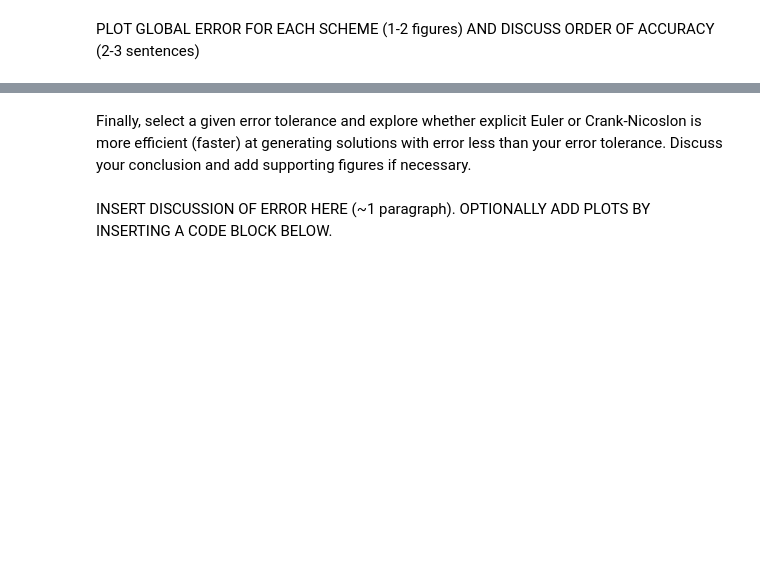
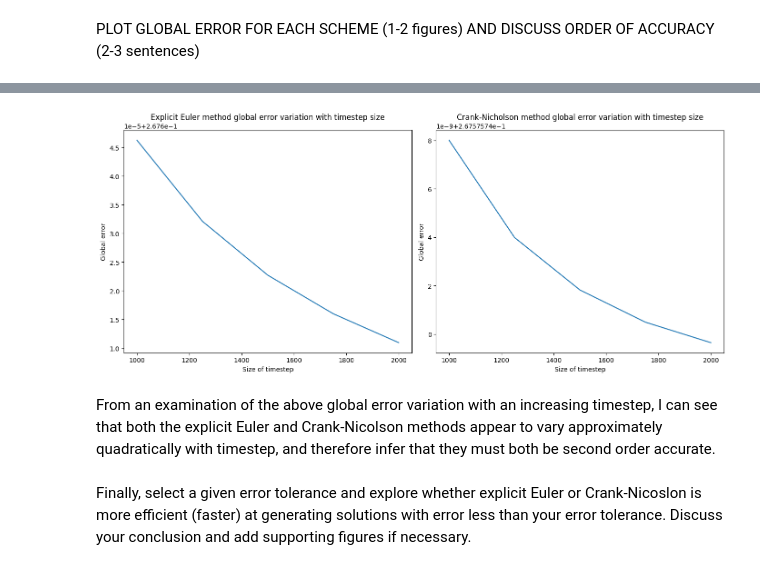
Before and after one commit to Phonk509/QCES, a Jupyter notebook: Project1_numerical_methods.ipynb, the cells around one changed output, grey strips where cells are left out. Cells and saved outputs as stored; diff of their text form; code cells hidden in the pictures; blank space fills up the shorter version.

```diff
--- a/Project1_numerical_methods.ipynb
+++ b/Project1_numerical_methods.ipynb
@@ -251,0 +360,72 @@ PLOT GLOBAL ERROR FOR EACH SCHEME (1-2 figures) AND DISCUSS ORDER OF ACCURACY (2
+# %%
+# Add code to plot error here
+
+# Size of the physical domain
+x_start = -1
+x_end = 1
+Nx = 100
+x = np.linspace(x_start, x_end, Nx)  # Create a vector for x
+
+# Timestepping parameters
+t_start = 0  # start time (note that this is not the same time used to evaluate the exact solution to set the ICs)
+t_end = 10  # end time
+Nt = [1000,1250,1500,1750,2000]  # number of timesteps
+
+t_1 = np.linspace(t_start, t_end, Nt[0])  # Create a vector of times
+t_2 = np.linspace(t_start, t_end, Nt[1])  # Create a vector of times
+t_3 = np.linspace(t_start, t_end, Nt[2])  # Create a vector of times
+t_4 = np.linspace(t_start, t_end, Nt[3])  # Create a vector of times
+t_5 = np.linspace(t_start, t_end, Nt[4])  # Create a vector of times
+
+c_EE_1 = EE(x, t_1, kappa) # explicit Euler
+c_CN_1 = CN(x, t_1, kappa) # Crank-Nicolson
+
+c_EE_2 = EE(x, t_2, kappa) # explicit Euler
+c_CN_2 = CN(x, t_2, kappa) # Crank-Nicolson
+
+c_EE_3 = EE(x, t_3, kappa) # explicit Euler
+c_CN_3 = CN(x, t_3, kappa) # Crank-Nicolson
+
+c_EE_4 = EE(x, t_4, kappa) # explicit Euler
+c_CN_4 = CN(x, t_4, kappa) # Crank-Nicolson
+
+c_EE_5 = EE(x, t_5, kappa) # explicit Euler
+c_CN_5 = CN(x, t_5, kappa) # Crank-Nicolson
+
+def exact_sol(x):
+    return np.sqrt(1/(4*np.pi*kappa*10)) * np.exp((-x**2)/(4*kappa*10))
+
+exact_soln = []
+
+for i in x:
+    exact_soln.append(exact_sol(i))
+
+index = 49
+
+globl_error_EE = [exact_soln[index]-c_EE_1.T[-1][index],exact_soln[index]-c_EE_2.T[-1][index],exact_soln[index]-c_EE_3.T[-1][index],exact_soln[index]-c_EE_4.T[-1][index],exact_soln[index]-c_EE_5.T[-1][index]]
+globl_error_CN = [exact_soln[index]-c_CN_1.T[-1][index],exact_soln[index]-c_CN_2.T[-1][index],exact_soln[index]-c_CN_3.T[-1][index],exact_soln[index]-c_CN_4.T[-1][index],exact_soln[index]-c_CN_5.T[-1][index]]
+
+globl_error_sum_EE = [sum(exact_soln-c_EE_1.T[-1]),sum(exact_soln-c_EE_2.T[-1]),sum(exact_soln-c_EE_3.T[-1]),sum(exact_soln-c_EE_4.T[-1]),sum(exact_soln-c_EE_5.T[-1])]
+globl_error_sum_CN = [sum(exact_soln-c_CN_1.T[-1]),sum(exact_soln-c_CN_2.T[-1]),sum(exact_soln-c_CN_3.T[-1]),sum(exact_soln-c_CN_4.T[-1]),sum(exact_soln-c_CN_5.T[-1])]
+
+arr_sum_EE = -1 * np.array(globl_error_sum_EE)
+arr_sum_CN = -1 * np.array(globl_error_sum_CN)
+
+plt.figure(figsize=(14, 6))
+
+plt.subplot(1, 2, 1)
+plt.plot(Nt,arr_sum_EE)
+plt.xlabel('Size of timestep')
+plt.ylabel('Global error')
+plt.title('Explicit Euler method global error variation with timestep size')
+
+plt.subplot(1, 2, 2)
+plt.plot(Nt,arr_sum_CN)
+plt.xlabel('Size of timestep')
+plt.ylabel('Global error')
+plt.title('Crank-Nicholson method global error variation with timestep size')
+
+
+plt.tight_layout()
+plt.show()
+# %% [output]
@@ -252,4 +442,5 @@ PLOT GLOBAL ERROR FOR EACH SCHEME (1-2 figures) AND DISCUSS ORDER OF ACCURACY (2
+[figure, added]
+# %% [markdown]
+From an examination of the above global error variation with an increasing timestep, I can see that both the explicit Euler and Crank-Nicolson methods appear to vary approximately quadratically with timestep, and therefore infer that they must both be second order accurate.
 # %% [markdown]
 Finally, select a given error tolerance and explore whether explicit Euler or Crank-Nicoslon is more efficient (faster) at generating solutions with error less than your error tolerance. Discuss your conclusion and add supporting figures if necessary.
-# %% [markdown]
-INSERT DISCUSSION OF ERROR HERE (~1 paragraph).  OPTIONALLY ADD PLOTS BY INSERTING A CODE BLOCK BELOW.
```
Also changed, not shown: parts of 19 cells of this notebook.
